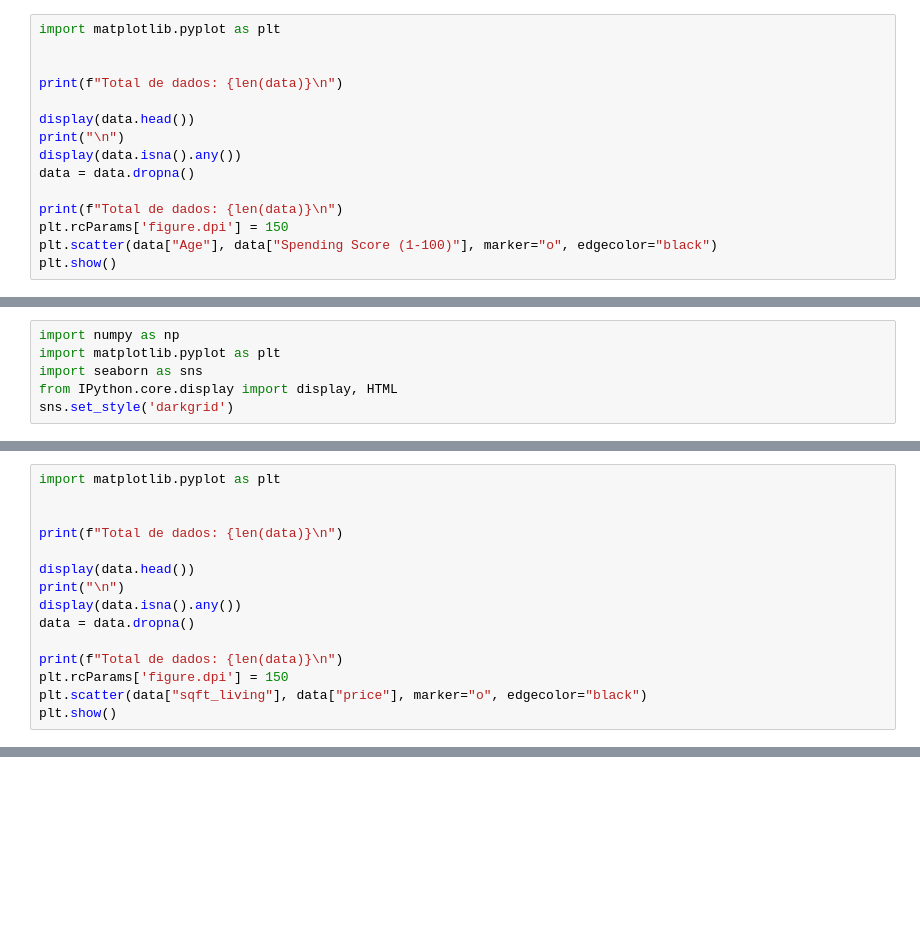
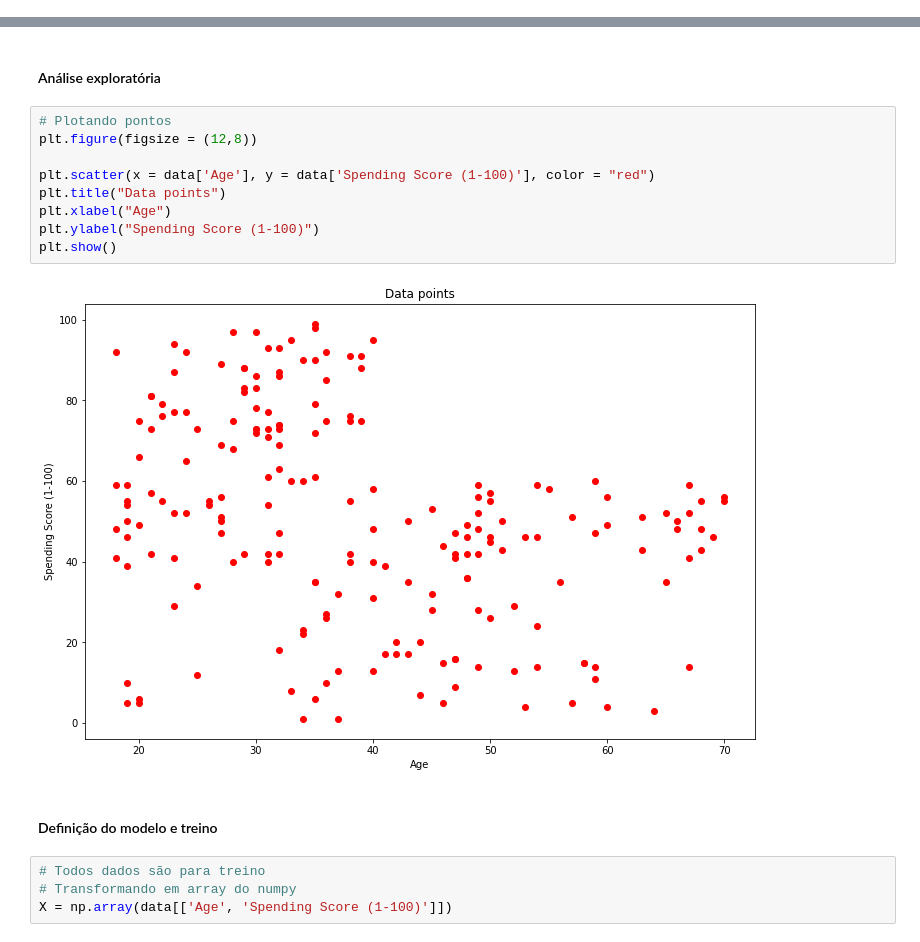
Before and after one commit to FabioFiorita/C210_IA, a Jupyter notebook: Exercicios/Exercícios Aprendizado de Máquina/tarefa3.ipynb, the cells around one changed output, grey strips where cells are left out. Drawn from its saved outputs; the diff is of its cells as text; blank space fills up the shorter version.

```diff
--- a/Exercicios/Exercícios Aprendizado de Máquina/tarefa3.ipynb
+++ b/Exercicios/Exercícios Aprendizado de Máquina/tarefa3.ipynb
@@ -7,15 +0,0 @@ data = pd.read_csv("Mall_Customers.csv", sep=",")
-# %%
-import matplotlib.pyplot as plt
-
-
-print(f"Total de dados: {len(data)}\n")
-
-display(data.head())
-print("\n")
-display(data.isna().any())
-data = data.dropna()
-
-print(f"Total de dados: {len(data)}\n")
-plt.rcParams['figure.dpi'] = 150
-plt.scatter(data["Age"], data["Spending Score (1-100)"], marker="o", edgecolor="black")
-plt.show()
@@ -98,6 +0,0 @@ Silhouette score: 0.42
-# %%
-import numpy as np
-import matplotlib.pyplot as plt
-import seaborn as sns
-from IPython.core.display import display, HTML
-sns.set_style('darkgrid')
@@ -108,15 +0,0 @@ data = pd.read_csv("kc_house_data.csv", sep=",")
-# %%
-import matplotlib.pyplot as plt
-
-
-print(f"Total de dados: {len(data)}\n")
-
-display(data.head())
-print("\n")
-display(data.isna().any())
-data = data.dropna()
-
-print(f"Total de dados: {len(data)}\n")
-plt.rcParams['figure.dpi'] = 150
-plt.scatter(data["sqft_living"], data["price"], marker="o", edgecolor="black")
-plt.show()
@@ -244,0 +31,19 @@ RMSE:  260370.21432253014
+# %% [markdown]
+#### Análise exploratória
+# %%
+# Plotando pontos
+plt.figure(figsize = (12,8))
+
+plt.scatter(x = data['Age'], y = data['Spending Score (1-100)'], color = "red")
+plt.title("Data points")
+plt.xlabel("Age")
+plt.ylabel("Spending Score (1-100)")
+plt.show()
+# %% [output]
+[figure, added]
+# %% [markdown]
+#### Definição do modelo e treino
+# %%
+# Todos dados são para treino
+# Transformando em array do numpy
+X = np.array(data[['Age', 'Spending Score (1-100)']])
```
Also changed, not shown: parts of 36 cells of this notebook, 1 other file.
